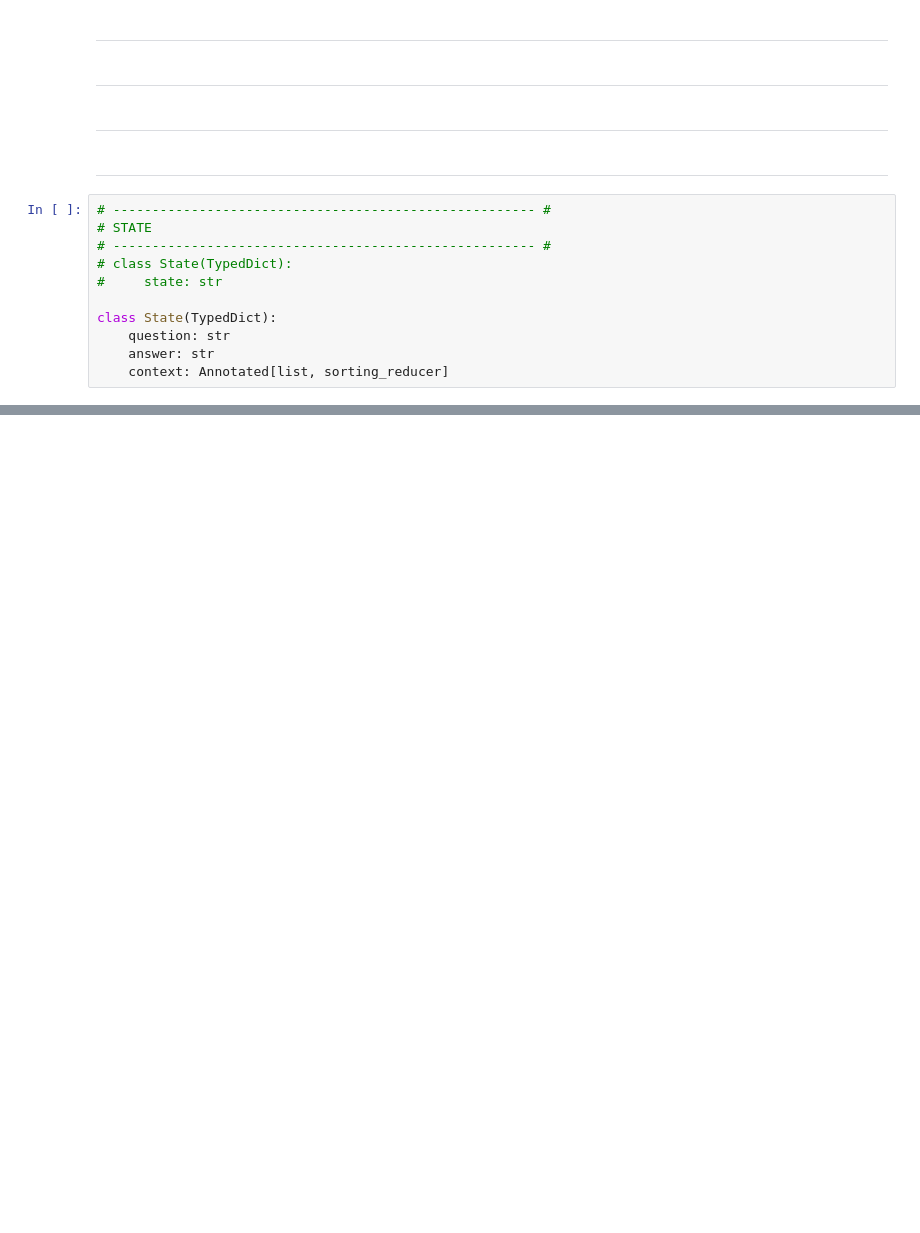
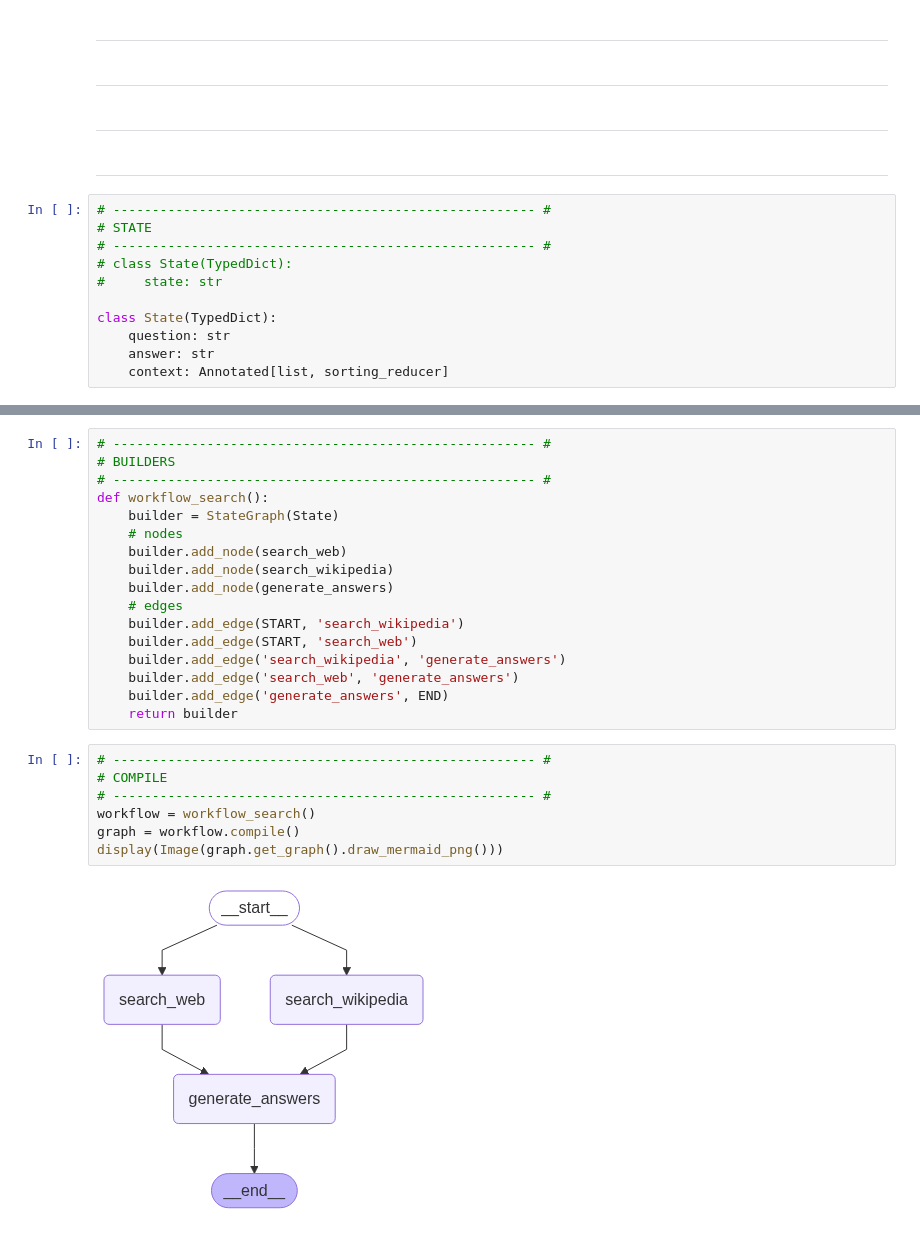
Before and after one commit to Arseni1919/Learning_LangGraph, a Jupyter notebook: x_mod_4_parallelization.ipynb, the cells around one changed output, grey strips where cells are left out. Saved outputs shown, nothing was run; the diff lists cells and outputs as text; blank space fills up the shorter version.

```diff
--- a/x_mod_4_parallelization.ipynb
+++ b/x_mod_4_parallelization.ipynb
@@ -191,0 +238,26 @@ class State(TypedDict):
+# %%
+# ------------------------------------------------------ #
+# BUILDERS
+# ------------------------------------------------------ #
+def workflow_search():
+    builder = StateGraph(State)
+    # nodes
+    builder.add_node(search_web)
+    builder.add_node(search_wikipedia)
+    builder.add_node(generate_answers)
+    # edges
+    builder.add_edge(START, 'search_wikipedia')
+    builder.add_edge(START, 'search_web')
+    builder.add_edge('search_wikipedia', 'generate_answers')
+    builder.add_edge('search_web', 'generate_answers')
+    builder.add_edge('generate_answers', END)
+    return builder
+# %%
+# ------------------------------------------------------ #
+# COMPILE
+# ------------------------------------------------------ #
+workflow = workflow_search()
+graph = workflow.compile()
+display(Image(graph.get_graph().draw_mermaid_png()))
+# %% [output]
+[figure, added]
```
Also changed, not shown: parts of 4 cells of this notebook, 11 other files.
